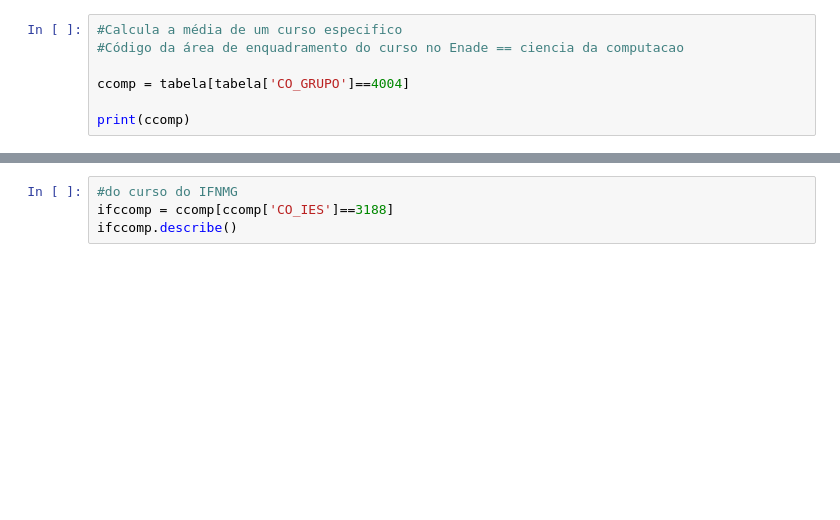
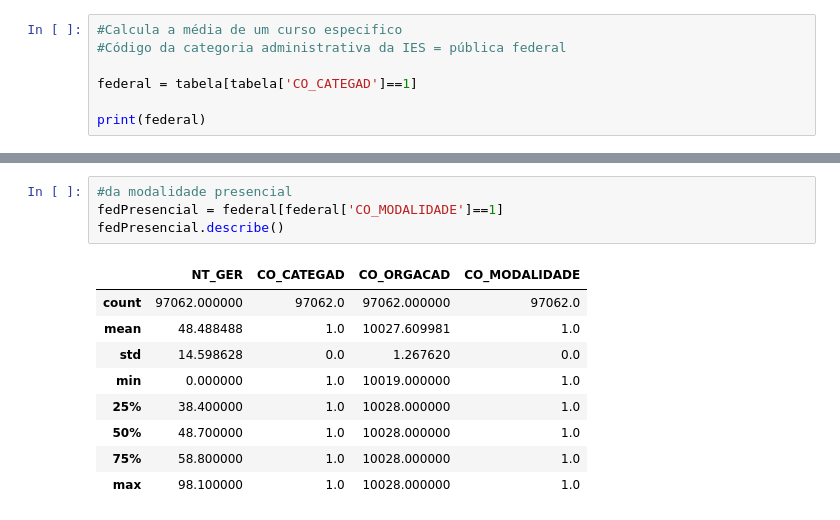
Before and after one commit to nayaras/topicosIC-1, a Jupyter notebook: enade.ipynb, the cells around one changed output, grey strips where cells are left out. Saved outputs shown, nothing was run; the diff lists cells and outputs as text; blank space fills up the shorter version.

```diff
--- a/enade.ipynb
+++ b/enade.ipynb
@@ -69,7 +150,7 @@ print('Maior nota: ', tabela['NT_GER'][72257])
 # %%
 #Calcula a média de um curso especifico
-#Código da área de enquadramento do curso no Enade == ciencia da computacao
+#Código da categoria administrativa da IES = pública federal
 
-ccomp = tabela[tabela['CO_GRUPO']==4004]
+federal = tabela[tabela['CO_CATEGAD']==1]
 
-print(ccomp)
+print(federal)
@@ -78,7 +187,17 @@ ccomp['NT_GER'].describe()
-# %%
-#do curso do IFNMG
-ifccomp = ccomp[ccomp['CO_IES']==3188]
-ifccomp.describe()
+# %%
+#da modalidade presencial
+fedPresencial = federal[federal['CO_MODALIDADE']==1]
+fedPresencial.describe()
+# %% [output]
+|  | NT_GER | CO_CATEGAD | CO_ORGACAD | CO_MODALIDADE |
+| count | 97062.000000 | 97062.0 | 97062.000000 | 97062.0 |
+| mean | 48.488488 | 1.0 | 10027.609981 | 1.0 |
+| std | 14.598628 | 0.0 | 1.267620 | 0.0 |
+| min | 0.000000 | 1.0 | 10019.000000 | 1.0 |
+| 25% | 38.400000 | 1.0 | 10028.000000 | 1.0 |
+| 50% | 48.700000 | 1.0 | 10028.000000 | 1.0 |
+| 75% | 58.800000 | 1.0 | 10028.000000 | 1.0 |
+| max | 98.100000 | 1.0 | 10028.000000 | 1.0 |
 # %%
 #somente as notas de quem respondeu a questão sobre a renda
 ccomp=ccomp.loc[(ccomp['QE_I08'].notnull())]
```
Also changed, not shown: parts of 25 cells of this notebook.
